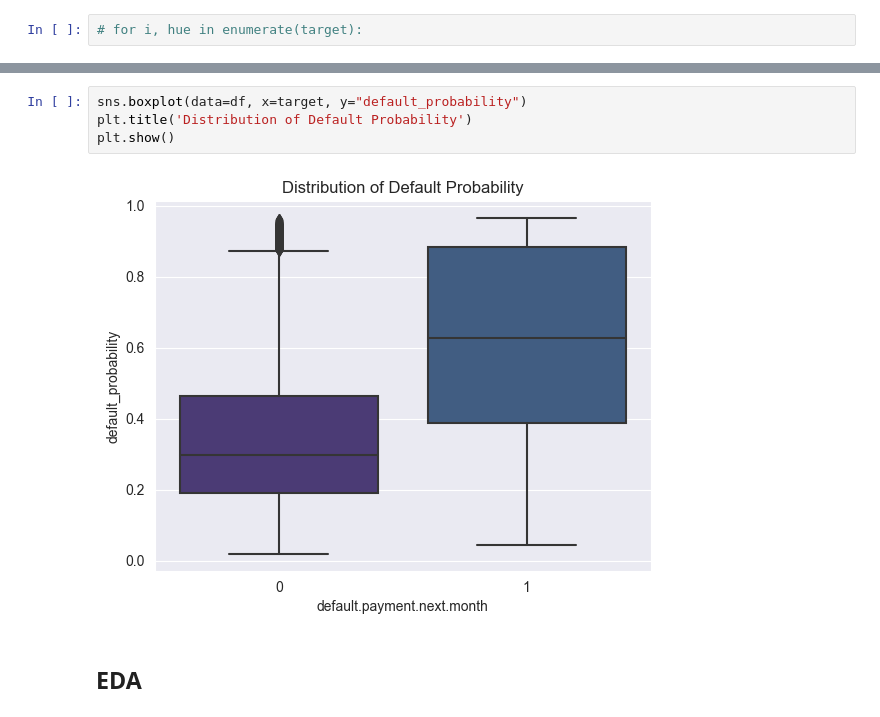
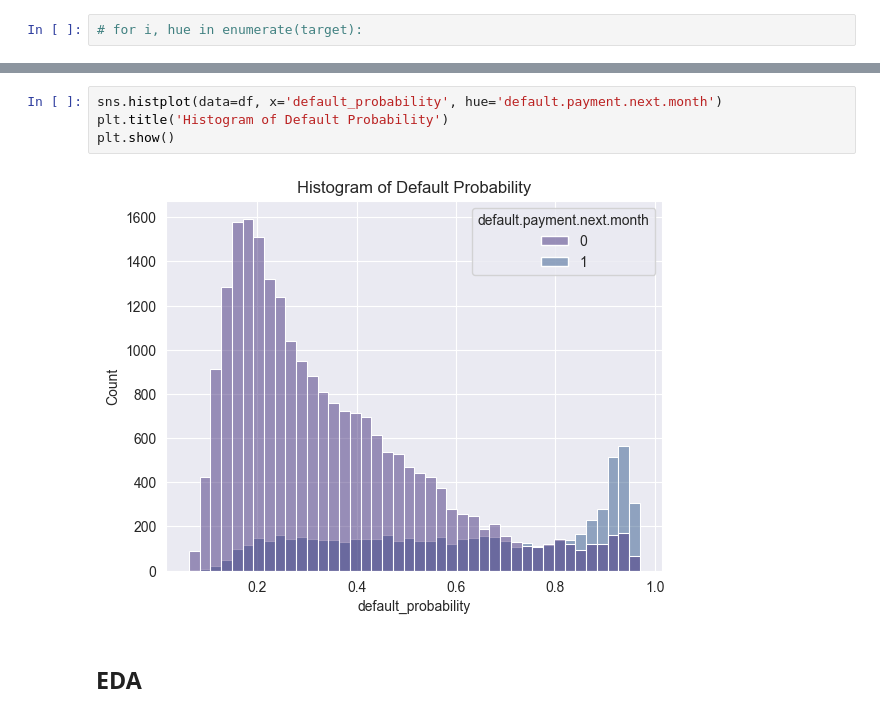
Before and after one commit to pokkyy/Default-Risk-Segmentation, a Jupyter notebook: DefaultRiskProbability.ipynb, the cells around one changed output, grey strips where cells are left out. Drawn from its saved outputs; the diff is of its cells as text.

```diff
--- a/DefaultRiskProbability.ipynb
+++ b/DefaultRiskProbability.ipynb
@@ -999,9 +930,9 @@ plt.show()
-# %%
-sns.boxplot(data=df, x=target, y="default_probability")
-plt.title('Distribution of Default Probability')
-plt.show()
-# %% [output]
-[figure, removed]
+# %%
+sns.histplot(data=df, x='default_probability', hue='default.payment.next.month')
+plt.title('Histogram of Default Probability')
+plt.show()
+# %% [output]
+[figure, added]
 # %% [markdown]
 ## EDA
 # %% [markdown]
```
Also changed, not shown: parts of 30 cells of this notebook, 4 other files.
